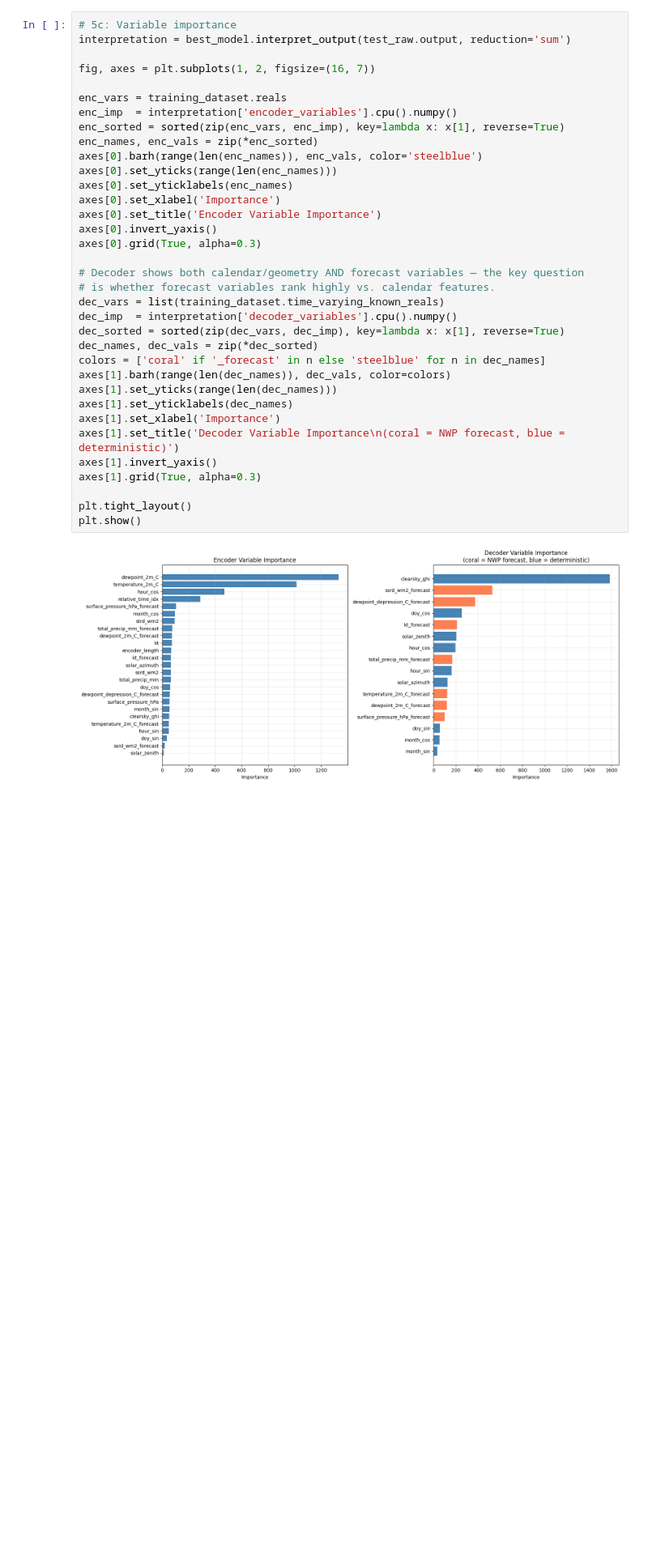
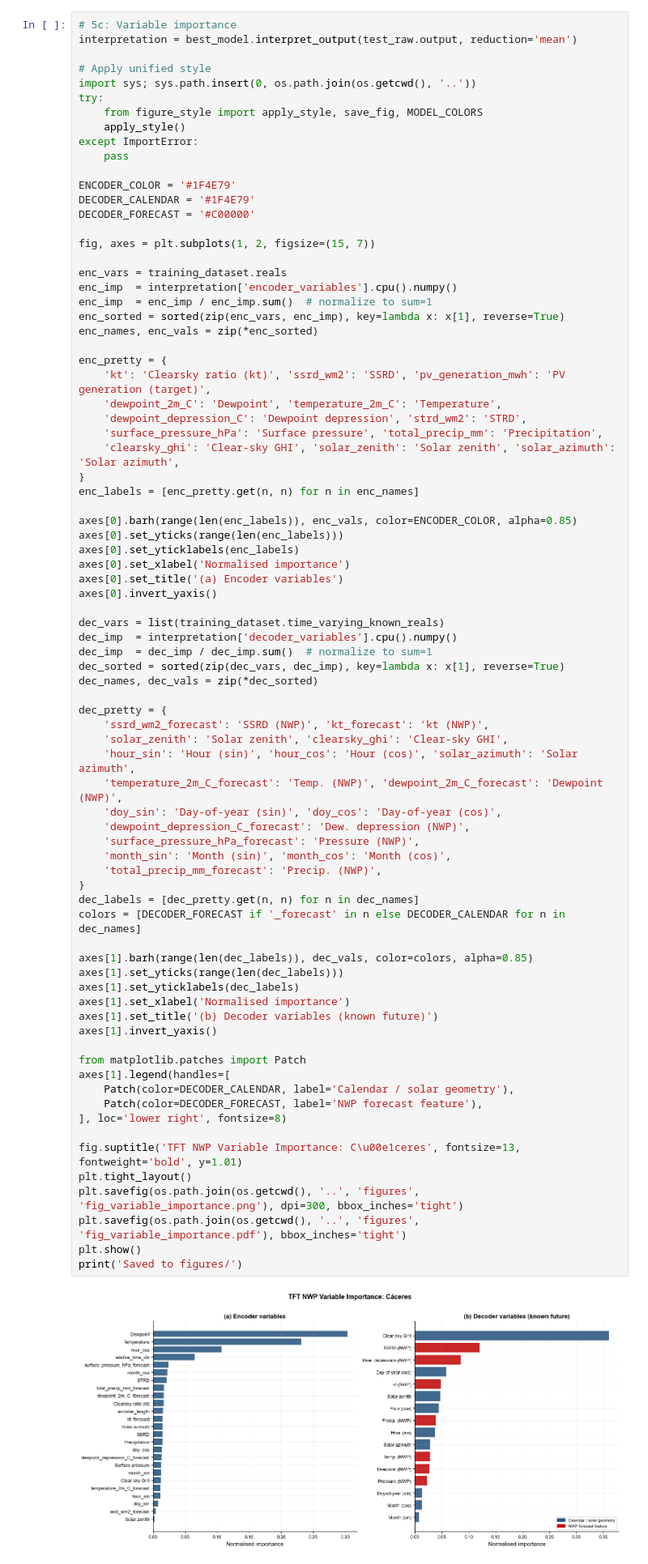
Before and after one commit to tommasozf/ML-solar-forecast, a Jupyter notebook: caceres/11_nwp_evaluation.ipynb, the cells around one changed output. Shown at 81% size. Saved outputs shown, nothing was run; the diff lists cells and outputs as text; blank space fills up the shorter version.

Commit message:
last reruns for ci and more figures

```diff
--- a/caceres/11_nwp_evaluation.ipynb
+++ b/caceres/11_nwp_evaluation.ipynb
@@ -353,37 +352,81 @@ plt.show()
 # %%
 # 5c: Variable importance
-interpretation = best_model.interpret_output(test_raw.output, reduction='sum')
+interpretation = best_model.interpret_output(test_raw.output, reduction='mean')
 
-fig, axes = plt.subplots(1, 2, figsize=(16, 7))
+# Apply unified style
+import sys; sys.path.insert(0, os.path.join(os.getcwd(), '..'))
+try:
+    from figure_style import apply_style, save_fig, MODEL_COLORS
+    apply_style()
+except ImportError:
+    pass
+
+ENCODER_COLOR = '#1F4E79'
+DECODER_CALENDAR = '#1F4E79'
+DECODER_FORECAST = '#C00000'
+
+fig, axes = plt.subplots(1, 2, figsize=(15, 7))
 
 enc_vars = training_dataset.reals
 enc_imp  = interpretation['encoder_variables'].cpu().numpy()
+enc_imp  = enc_imp / enc_imp.sum()  # normalize to sum=1
 enc_sorted = sorted(zip(enc_vars, enc_imp), key=lambda x: x[1], reverse=True)
 enc_names, enc_vals = zip(*enc_sorted)
-axes[0].barh(range(len(enc_names)), enc_vals, color='steelblue')
-axes[0].set_yticks(range(len(enc_names)))
-axes[0].set_yticklabels(enc_names)
-axes[0].set_xlabel('Importance')
-axes[0].set_title('Encoder Variable Importance')
+
+enc_pretty = {
+    'kt': 'Clearsky ratio (kt)', 'ssrd_wm2': 'SSRD', 'pv_generation_mwh': 'PV generation (target)',
+    'dewpoint_2m_C': 'Dewpoint', 'temperature_2m_C': 'Temperature',
+    'dewpoint_depression_C': 'Dewpoint depression', 'strd_wm2': 'STRD',
+    'surface_pressure_hPa': 'Surface pressure', 'total_precip_mm': 'Precipitation',
+    'clearsky_ghi': 'Clear-sky GHI', 'solar_zenith': 'Solar zenith', 'solar_azimuth': 'Solar azimuth',
+}
+enc_labels = [enc_pretty.get(n, n) for n in enc_names]
+
+axes[0].barh(range(len(enc_labels)), enc_vals, color=ENCODER_COLOR, alpha=0.85)
+axes[0].set_yticks(range(len(enc_labels)))
+axes[0].set_yticklabels(enc_labels)
+axes[0].set_xlabel('Normalised importance')
+axes[0].set_title('(a) Encoder variables')
 axes[0].invert_yaxis()
-axes[0].grid(True, alpha=0.3)
 
-# Decoder shows both calendar/geometry AND forecast variables — the key question
-# is whether forecast variables rank highly vs. calendar features.
 dec_vars = list(training_dataset.time_varying_known_reals)
 dec_imp  = interpretation['decoder_variables'].cpu().numpy()
+dec_imp  = dec_imp / dec_imp.sum()  # normalize to sum=1
 dec_sorted = sorted(zip(dec_vars, dec_imp), key=lambda x: x[1], reverse=True)
 dec_names, dec_vals = zip(*dec_sorted)
-colors = ['coral' if '_forecast' in n else 'steelblue' for n in dec_names]
-axes[1].barh(range(len(dec_names)), dec_vals, color=colors)
-axes[1].set_yticks(range(len(dec_names)))
-axes[1].set_yticklabels(dec_names)
-axes[1].set_xlabel('Importance')
-axes[1].set_title('Decoder Variable Importance\n(coral = NWP forecast, blue = deterministic)')
+
+dec_pretty = {
+    'ssrd_wm2_forecast': 'SSRD (NWP)', 'kt_forecast': 'kt (NWP)',
+    'solar_zenith': 'Solar zenith', 'clearsky_ghi': 'Clear-sky GHI',
+    'hour_sin': 'Hour (sin)', 'hour_cos': 'Hour (cos)', 'solar_azimuth': 'Solar azimuth',
+    'temperature_2m_C_forecast': 'Temp. (NWP)', 'dewpoint_2m_C_forecast': 'Dewpoint (NWP)',
+    'doy_sin': 'Day-of-year (sin)', 'doy_cos': 'Day-of-year (cos)',
+    'dewpoint_depression_C_forecast': 'Dew. depression (NWP)',
+    'surface_pressure_hPa_forecast': 'Pressure (NWP)',
+    'month_sin': 'Month (sin)', 'month_cos': 'Month (cos)',
+    'total_precip_mm_forecast': 'Precip. (NWP)',
+}
+dec_labels = [dec_pretty.get(n, n) for n in dec_names]
+colors = [DECODER_FORECAST if '_forecast' in n else DECODER_CALENDAR for n in dec_names]
+
+axes[1].barh(range(len(dec_labels)), dec_vals, color=colors, alpha=0.85)
+axes[1].set_yticks(range(len(dec_labels)))
+axes[1].set_yticklabels(dec_labels)
+axes[1].set_xlabel('Normalised importance')
+axes[1].set_title('(b) Decoder variables (known future)')
 axes[1].invert_yaxis()
-axes[1].grid(True, alpha=0.3)
 
+from matplotlib.patches import Patch
+axes[1].legend(handles=[
+    Patch(color=DECODER_CALENDAR, label='Calendar / solar geometry'),
+    Patch(color=DECODER_FORECAST, label='NWP forecast feature'),
+], loc='lower right', fontsize=8)
+
+fig.suptitle('TFT NWP Variable Importance: C\u00e1ceres', fontsize=13, fontweight='bold', y=1.01)
 plt.tight_layout()
+plt.savefig(os.path.join(os.getcwd(), '..', 'figures', 'fig_variable_importance.png'), dpi=300, bbox_inches='tight')
+plt.savefig(os.path.join(os.getcwd(), '..', 'figures', 'fig_variable_importance.pdf'), bbox_inches='tight')
 plt.show()
+print('Saved to figures/')
 # %% [output]
-[figure, old version]
+[figure, new version]
```
Also changed, not shown: parts of 6 cells of this notebook, 17 other files.
